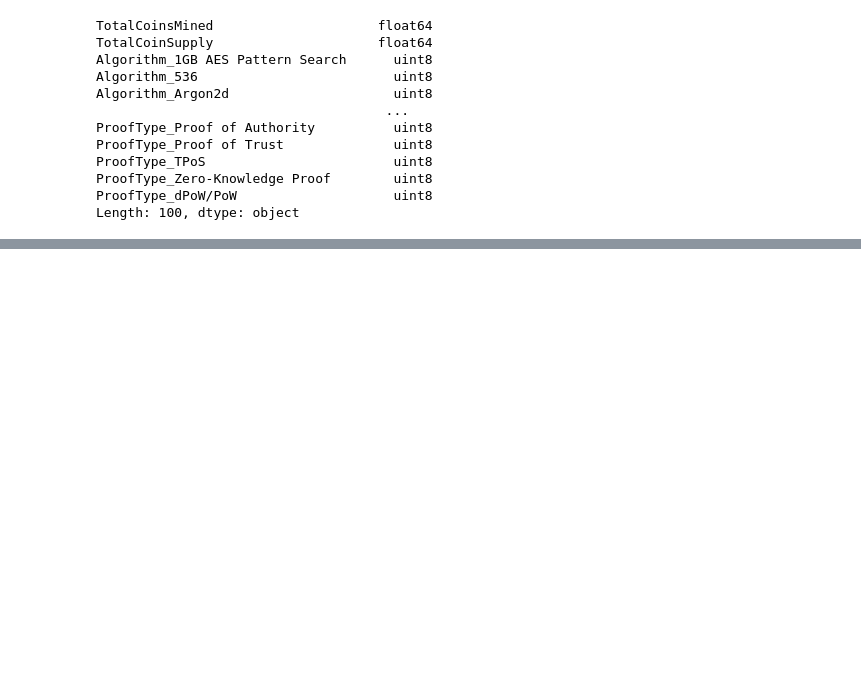
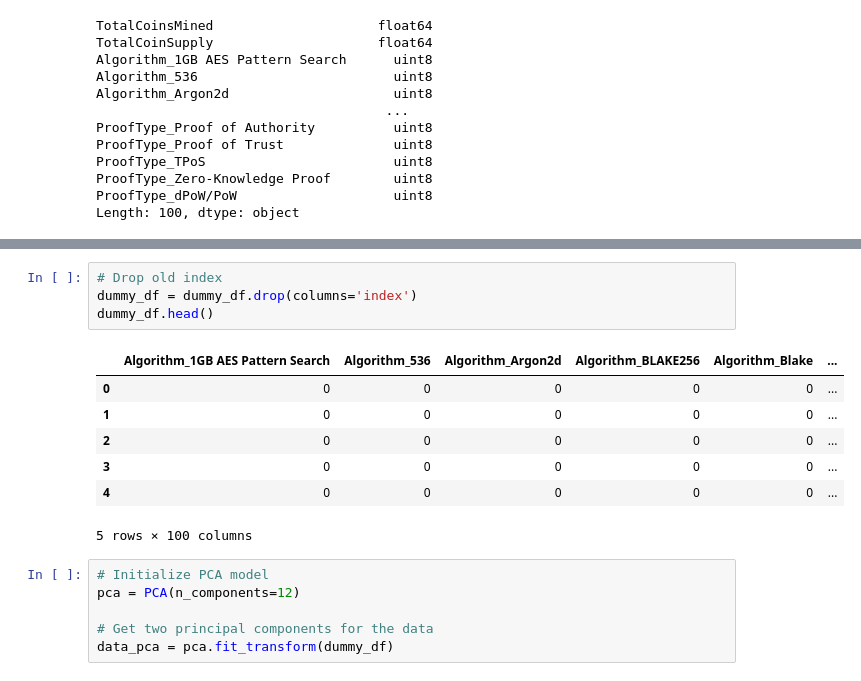
Before and after one commit to sissa81/Cryptocurrency-Clusters, a Jupyter notebook: crypto.ipynb, the cells around one changed output, grey strips where cells are left out. Saved outputs shown, nothing was run; the diff lists cells and outputs as text; blank space fills up the shorter version.

```diff
--- a/crypto.ipynb
+++ b/crypto.ipynb
@@ -169,0 +169,18 @@ dummy_df.head()
+# %%
+# Drop old index
+dummy_df = dummy_df.drop(columns='index')
+dummy_df.head()
+# %% [output]
+|  | Algorithm_1GB AES Pattern Search | Algorithm_536 | Algorithm_Argon2d | Algorithm_BLAKE256 | Algorithm_Blake | ... |
+| 0 | 0 | 0 | 0 | 0 | 0 | ... |
+| 1 | 0 | 0 | 0 | 0 | 0 | ... |
+| 2 | 0 | 0 | 0 | 0 | 0 | ... |
+| 3 | 0 | 0 | 0 | 0 | 0 | ... |
+| 4 | 0 | 0 | 0 | 0 | 0 | ... |
+5 rows × 100 columns
+# %%
+# Initialize PCA model
+pca = PCA(n_components=12)
+
+# Get two principal components for the data
+data_pca = pca.fit_transform(dummy_df)
```
Also changed, not shown: parts of 7 cells of this notebook, 1 other file.
